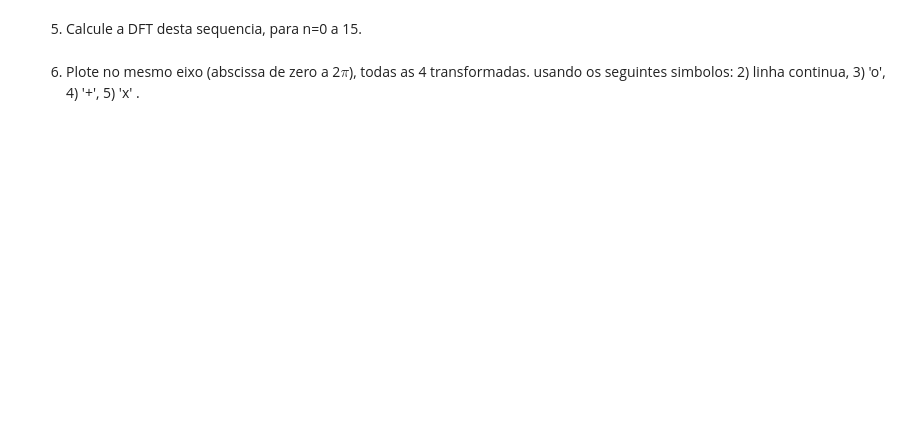
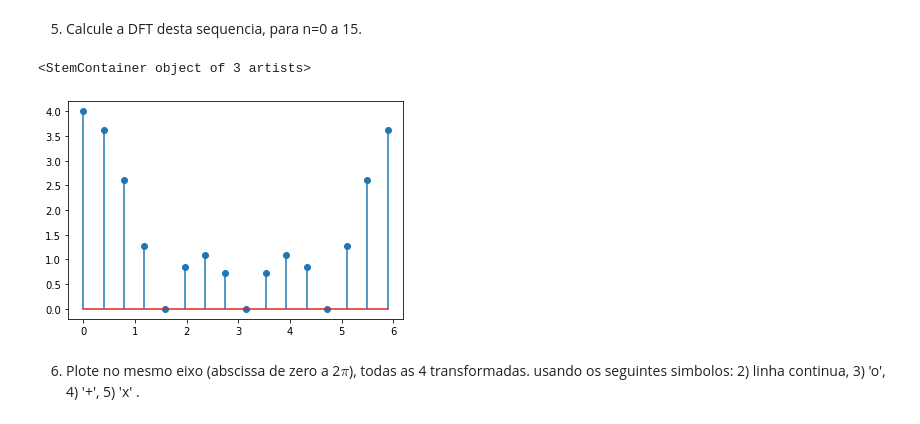
Before and after one commit to Je-Leo-AS/PDS, a Jupyter notebook: lab9/Lab-DFT.ipynb, the cells around one changed output. Cells and saved outputs as stored; diff of their text form; code cells hidden in the pictures; blank space fills up the shorter version.

```diff
--- a/lab9/Lab-DFT.ipynb
+++ b/lab9/Lab-DFT.ipynb
@@ -17,4 +60,18 @@ from pylab import *
 # %% [markdown]
 5) Calcule a DFT desta sequencia, para n=0 a 15.
+# %%
+N=16
+F4 = linspace(0, 2*pi, N, endpoint=False)
+X4 = 0
+
+
+for n in range(0, N):
+    X4 = X4 + x[n] * exp(-1j*F4*n)
+
+stem(F4, abs(X4))
+show()
+# %% [output]
+<StemContainer object of 3 artists>
+[figure, added]
 # %% [markdown]
 6) Plote no mesmo eixo (abscissa de zero a 2$\pi$), todas as 4 transformadas. usando os seguintes simbolos: 2) linha continua, 3) 'o', 4) '+', 5) 'x' .
```
Also changed, not shown: parts of 15 cells of this notebook.
